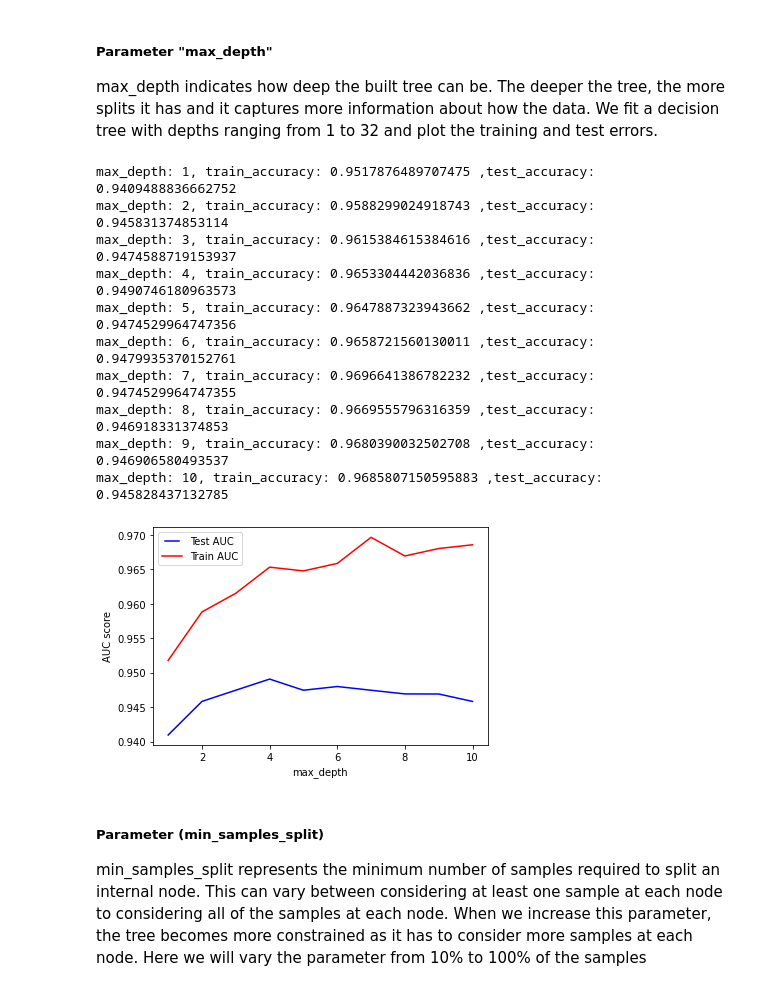
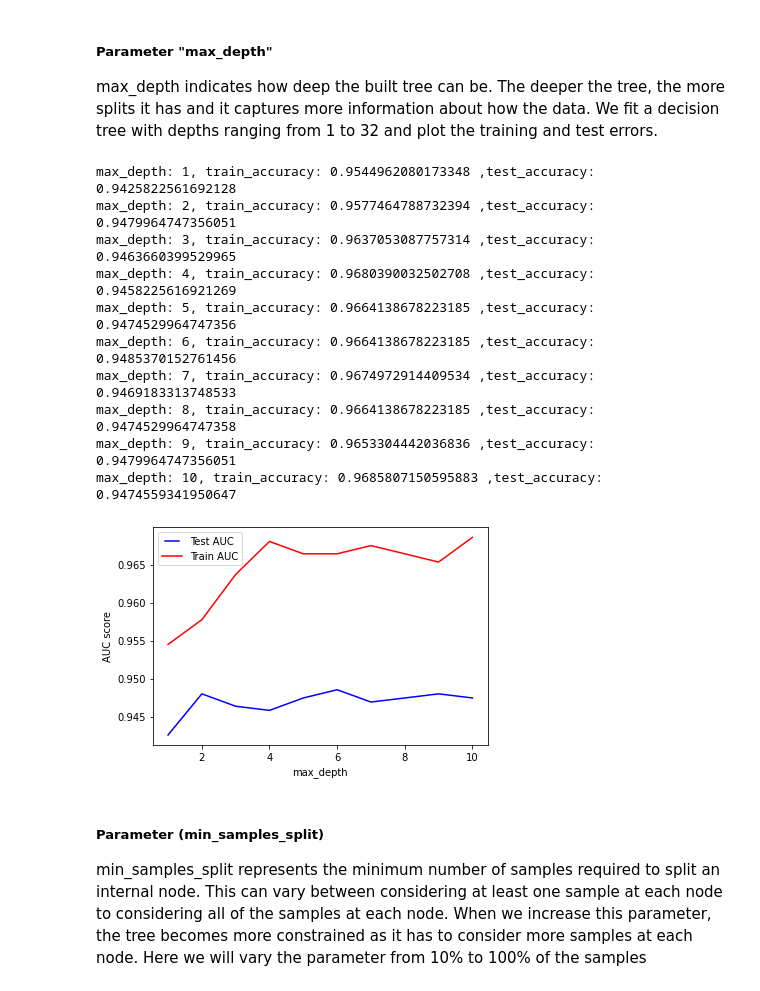
Before and after one commit to MiguelNdeCarvalho/AA-Work2, a Jupyter notebook: student-success-uevora.ipynb, the cells around one changed output. Saved outputs shown, nothing was run; the diff lists cells and outputs as text; code cells hidden in the pictures.

```diff
--- a/student-success-uevora.ipynb
+++ b/student-success-uevora.ipynb
@@ -148,42 +149,43 @@ n_estimators: 191, train_accuracy: 0.971830985915493 ,test_accuracy: 0.949077555
 
 max_depth indicates how deep the built tree can be. The deeper the tree, the more splits it has and it captures more information about how the data. We fit a decision tree with depths ranging from 1 to 32 and plot the training and test errors.
 # %%
+min_depth = 1
 max_depth = 10
 inc_depth = int((max_depth-min_depth)/10)
 n_depth = np.arange(min_depth,max_depth+1,1)
 vali_results = []
 train_results = []
 
 for depth in n_depth:
     model = GradientBoostingClassifier(n_estimators=138,learning_rate=0.1, max_depth=float(depth), min_samples_split=0.7, min_samples_leaf=7, max_features=8)
     scores = cross_val_score(model, x_train, y_train.values.ravel(), cv=10, scoring='accuracy')
     model.fit(x_train,y_train.values.ravel())
     train_score = model.score(x_train,y_train)
     train_results.append(train_score)
     vali_results.append(scores.mean())
     print(f"max_depth: {depth}, train_accuracy: {train_score} ,test_accuracy: {scores.mean()}")
 
 
 from matplotlib.legend_handler import HandlerLine2D
 
 line1, = plt.plot(n_depth, vali_results, 'b', label="Test AUC")
 line2, = plt.plot(n_depth, train_results , 'r', label="Train AUC")
 plt.legend(handler_map={line1: HandlerLine2D(numpoints=2)})
 plt.ylabel("AUC score")
 plt.xlabel('max_depth')
 plt.show()
 # %% [output]
-max_depth: 1, train_accuracy: 0.9517876489707475 ,test_accuracy: 0.9409488836662752
-max_depth: 2, train_accuracy: 0.9588299024918743 ,test_accuracy: 0.945831374853114
-max_depth: 3, train_accuracy: 0.9615384615384616 ,test_accuracy: 0.9474588719153937
-max_depth: 4, train_accuracy: 0.9653304442036836 ,test_accuracy: 0.9490746180963573
-max_depth: 5, train_accuracy: 0.9647887323943662 ,test_accuracy: 0.9474529964747356
-max_depth: 6, train_accuracy: 0.9658721560130011 ,test_accuracy: 0.9479935370152761
-max_depth: 7, train_accuracy: 0.9696641386782232 ,test_accuracy: 0.9474529964747355
-max_depth: 8, train_accuracy: 0.9669555796316359 ,test_accuracy: 0.946918331374853
-max_depth: 9, train_accuracy: 0.9680390032502708 ,test_accuracy: 0.946906580493537
-max_depth: 10, train_accuracy: 0.9685807150595883 ,test_accuracy: 0.945828437132785
+max_depth: 1, train_accuracy: 0.9544962080173348 ,test_accuracy: 0.9425822561692128
+max_depth: 2, train_accuracy: 0.9577464788732394 ,test_accuracy: 0.9479964747356051
+max_depth: 3, train_accuracy: 0.9637053087757314 ,test_accuracy: 0.9463660399529965
+max_depth: 4, train_accuracy: 0.9680390032502708 ,test_accuracy: 0.9458225616921269
+max_depth: 5, train_accuracy: 0.9664138678223185 ,test_accuracy: 0.9474529964747356
+max_depth: 6, train_accuracy: 0.9664138678223185 ,test_accuracy: 0.9485370152761456
+max_depth: 7, train_accuracy: 0.9674972914409534 ,test_accuracy: 0.9469183313748533
+max_depth: 8, train_accuracy: 0.9664138678223185 ,test_accuracy: 0.9474529964747358
+max_depth: 9, train_accuracy: 0.9653304442036836 ,test_accuracy: 0.9479964747356051
+max_depth: 10, train_accuracy: 0.9685807150595883 ,test_accuracy: 0.9474559341950647
-[figure, old version]
+[figure, new version]
 # %% [markdown]
 ##### Parameter (min_samples_split)
 
```
Also changed, not shown: parts of 14 cells of this notebook, 3 other files.
